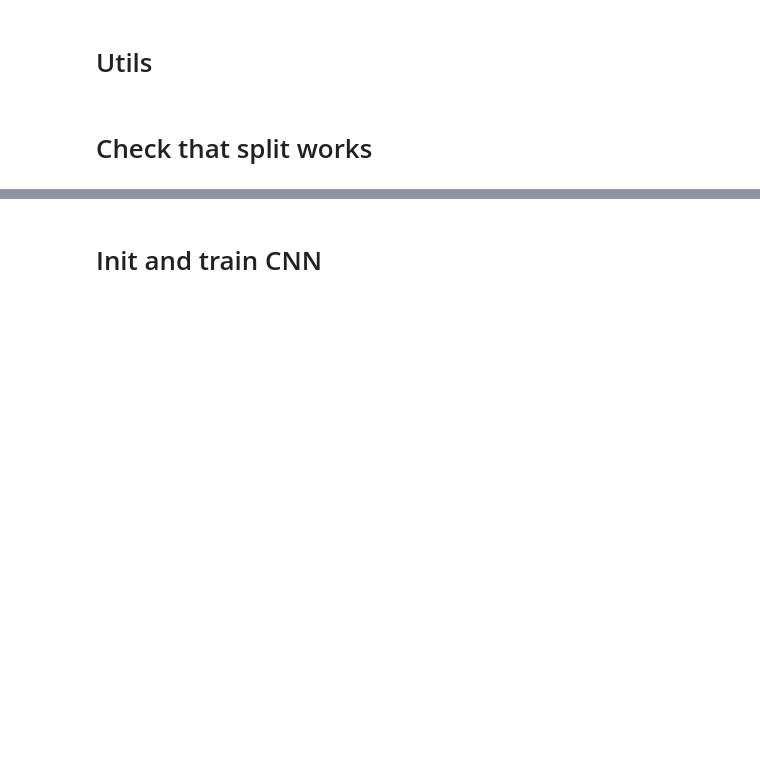
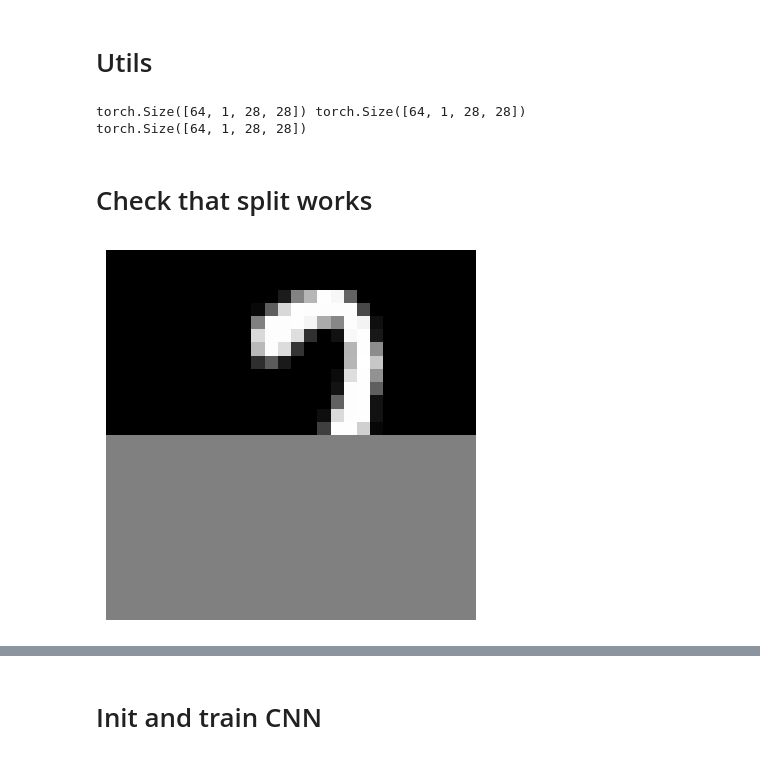
Before and after one commit to hzavadil98/NORA_MML, a Jupyter notebook: Nora_Fusion_clean.ipynb, the cells around one changed output, grey strips where cells are left out. Drawn from its saved outputs; the diff is of its cells as text; code cells hidden in the pictures; blank space fills up the shorter version.

```diff
--- a/Nora_Fusion_clean.ipynb
+++ b/Nora_Fusion_clean.ipynb
@@ -110,7 +110,7 @@ test_loader = DataLoader(dataset=test_dataset, batch_size=batch_size, shuffle=Fa
 import matplotlib.pyplot as plt
 import numpy as np
 
-for images, _ in train_loader:
+for images, labels in train_loader:
     # Visualize the first few images in the batch
     num_images_to_show = 5
     for i in range(num_images_to_show):
@@ -118,7 +118,8 @@ for images, _ in train_loader:
         image = np.transpose(image, (1, 2, 0))  # Rearrange dimensions from CxHxW to HxWxC
 
         # Display the image
-        plt.imshow(image)
+        plt.imshow(image, cmap='gray')
+        plt.title(f'Label: {labels[i].item()}')
         plt.axis('off')  # Turn off axis labels
         plt.show()
 
@@ -198,17 +256,22 @@ for images, _ in train_loader:
   print(upper_half.shape, lower_half.shape)
   print(images.shape)
   break
+# %% [output]
+torch.Size([64, 1, 28, 28]) torch.Size([64, 1, 28, 28])
+torch.Size([64, 1, 28, 28])
 # %% [markdown]
 # Check that split works
 # %%
 #Look at the first upper_half image
 image = upper_half[0]  # Get one image from the batch
 image = np.transpose(image, (1, 2, 0))  # Rearrange dimensions from CxHxW to HxWxC
 
 # Display the image
-plt.imshow(image)
+plt.imshow(image, cmap='gray')
 plt.axis('off')  # Turn off axis labels
 plt.show()
+# %% [output]
+[figure, added]
 # %%
 #Look at the first lower_half image
 image = lower_half[0]  # Get one image from the batch
```
Also changed, not shown: parts of 14 cells of this notebook, 1 other file.
